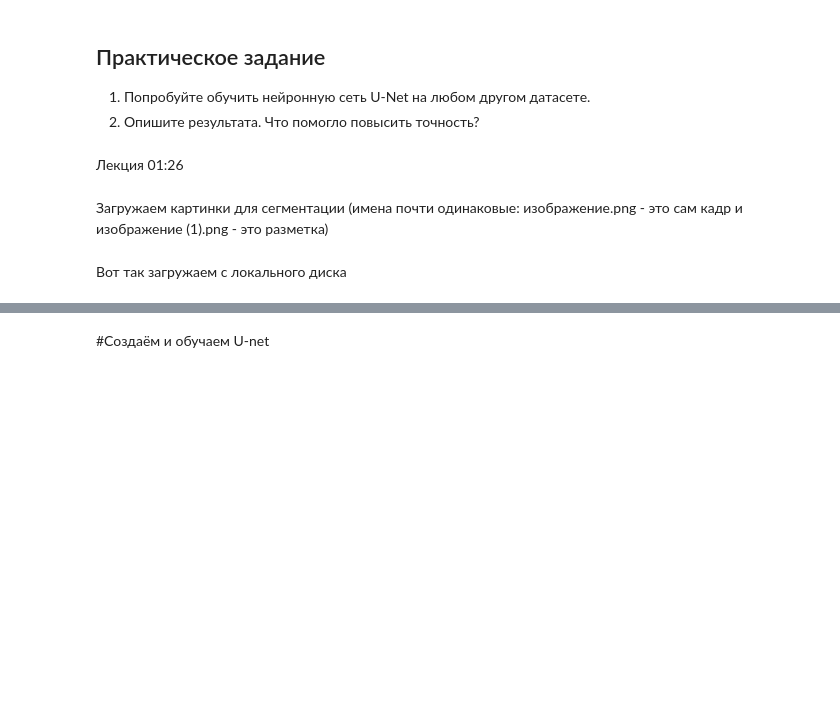
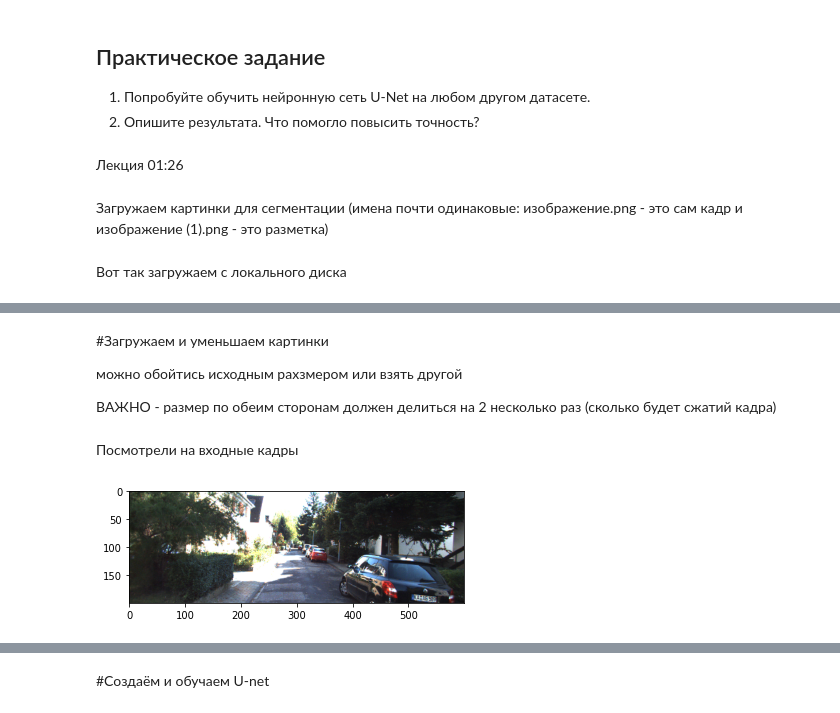
Before and after one commit to djo1006/Introduction_Neural_Networks, a Jupyter notebook: hw_les_6.ipynb, the cells around one changed output, grey strips where cells are left out. Cells and saved outputs as stored; diff of their text form; code cells hidden in the pictures; blank space fills up the shorter version.

```diff
--- a/hw_les_6.ipynb
+++ b/hw_les_6.ipynb
@@ -38,0 +75,27 @@ uploaded = files.upload()
+# %% [markdown]
+#Загружаем и уменьшаем картинки
+
+можно обойтись исходным рахзмером или взять другой
+
+ВАЖНО - размер по обеим сторонам должен делиться на 2 несколько раз (сколько будет сжатий кадра)
+# %%
+PAHT_label = 'labels/'
+PAHT_image = 'images/'
+# %%
+import os, fnmatch
+imag = os.listdir(PAHT_label)
+imag_label = os.listdir(PAHT_image)
+# %%
+images = []
+segments = []
+image_size = (200,600)
+for i_name in imag:
+  images.append(image.load_img(PAHT_image+i_name ,target_size=image_size))
+  segments.append(image.load_img(PAHT_label+i_name, target_size=image_size))
+# %% [markdown]
+Посмотрели на входные кадры
+# %%
+plt.imshow(images[0].convert('RGBA'))
+plt.show()
+# %% [output]
+[figure, added]
```
Also changed, not shown: parts of 27 cells of this notebook.
